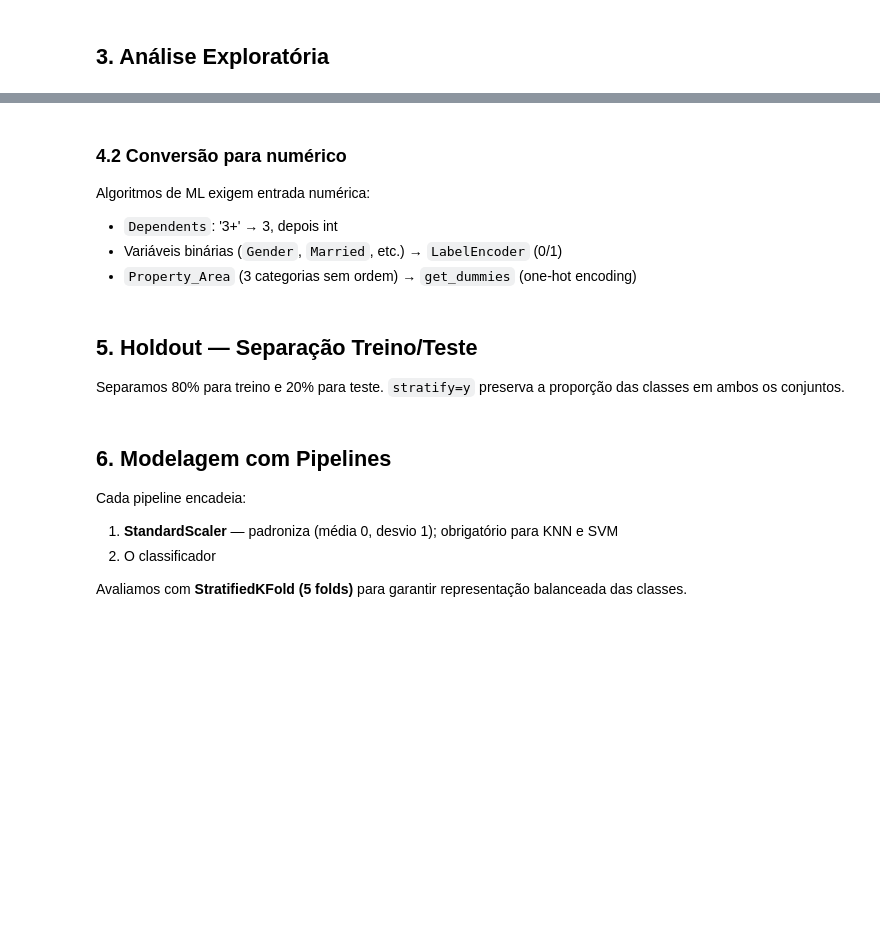
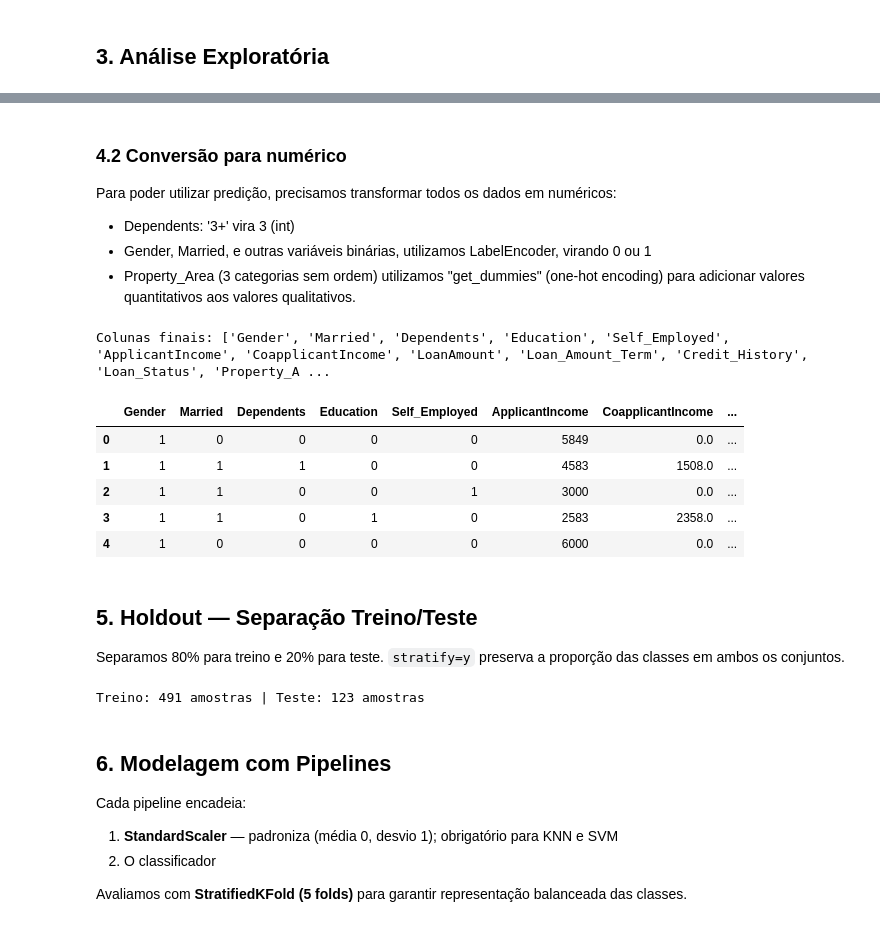
Before and after one commit to pabloghid/loan_approval_prediction, a Jupyter notebook: notebook/notebook.ipynb, the cells around one changed output, grey strips where cells are left out. Cells and saved outputs as stored; diff of their text form; code cells hidden in the pictures; blank space fills up the shorter version.

```diff
--- a/notebook/notebook.ipynb
+++ b/notebook/notebook.ipynb
@@ -60,28 +85,36 @@ print("Nulos restantes:", df.isnull().sum().sum())
 # %% [markdown]
 ### 4.2 Conversão para numérico
 
-Algoritmos de ML exigem entrada numérica:
-- `Dependents`: '3+' → 3, depois int
-- Variáveis binárias (`Gender`, `Married`, etc.) → `LabelEncoder` (0/1)
-- `Property_Area` (3 categorias sem ordem) → `get_dummies` (one-hot encoding)
+Para poder utilizar predição, precisamos transformar todos os dados em numéricos:
+- Dependents: '3+' vira 3 (int)
+- Gender, Married, e outras variáveis binárias, utilizamos LabelEncoder, virando 0 ou 1
+- Property_Area (3 categorias sem ordem) utilizamos "get_dummies" (one-hot encoding) para adicionar valores quantitativos aos valores qualitativos.
 # %%
-# Remove ID (não é feature preditiva)
+# Remove ID (não é utilizado na predição)
 df = df.drop('Loan_ID', axis=1)
 
-# Dependents: trata '3+' antes de converter para int
+# Dependents
 df['Dependents'] = df['Dependents'].replace('3+', '3').astype(int)
 df['Loan_Amount_Term'] = df['Loan_Amount_Term'].astype(float)
 
-# LabelEncoder para variáveis binárias/target
+# LabelEncoder para variáveis binárias
 le = LabelEncoder()
 for col in ['Gender', 'Married', 'Education', 'Self_Employed', 'Loan_Status']:
     df[col] = le.fit_transform(df[col].astype(str))
 
 # One-hot para Property_Area (sem hierarquia entre Urban/Rural/Semiurban)
-df = pd.get_dummies(df, columns=['Property_Area'], drop_first=True)
+df = pd.get_dummies(df, columns=['Property_Area'], drop_first=False)
 
 print("Colunas finais:", df.columns.tolist())
 df.head()
+# %% [output]
+Colunas finais: ['Gender', 'Married', 'Dependents', 'Education', 'Self_Employed', 'ApplicantIncome', 'CoapplicantIncome', 'LoanAmount', 'Loan_Amount_Term', 'Credit_History', 'Loan_Status', 'Property_A ...
+|  | Gender | Married | Dependents | Education | Self_Employed | ApplicantIncome | CoapplicantIncome | ... |
+| 0 | 1 | 0 | 0 | 0 | 0 | 5849 | 0.0 | ... |
+| 1 | 1 | 1 | 1 | 0 | 0 | 4583 | 1508.0 | ... |
+| 2 | 1 | 1 | 0 | 0 | 1 | 3000 | 0.0 | ... |
+| 3 | 1 | 1 | 0 | 1 | 0 | 2583 | 2358.0 | ... |
+| 4 | 1 | 0 | 0 | 0 | 0 | 6000 | 0.0 | ... |
 # %% [markdown]
 ## 5. Holdout — Separação Treino/Teste
 
@@ -95,6 +128,8 @@ X_train, X_test, y_train, y_test = train_test_split(
 )
 
 print(f"Treino: {X_train.shape[0]} amostras | Teste: {X_test.shape[0]} amostras")
+# %% [output]
+Treino: 491 amostras | Teste: 123 amostras
 # %% [markdown]
 ## 6. Modelagem com Pipelines
 
```
Also changed, not shown: parts of 14 cells of this notebook, 2 other files.
